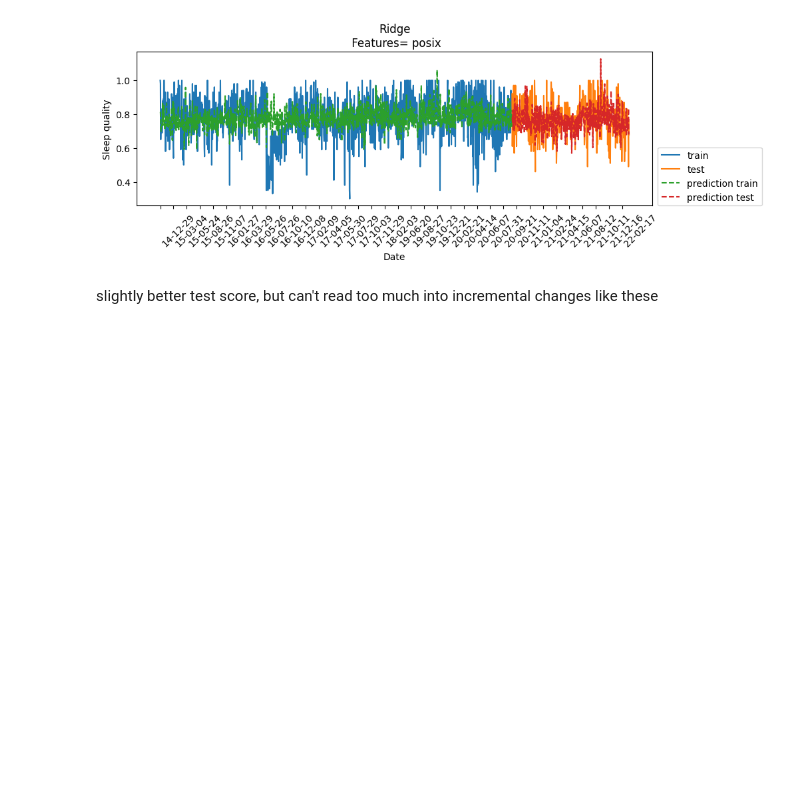
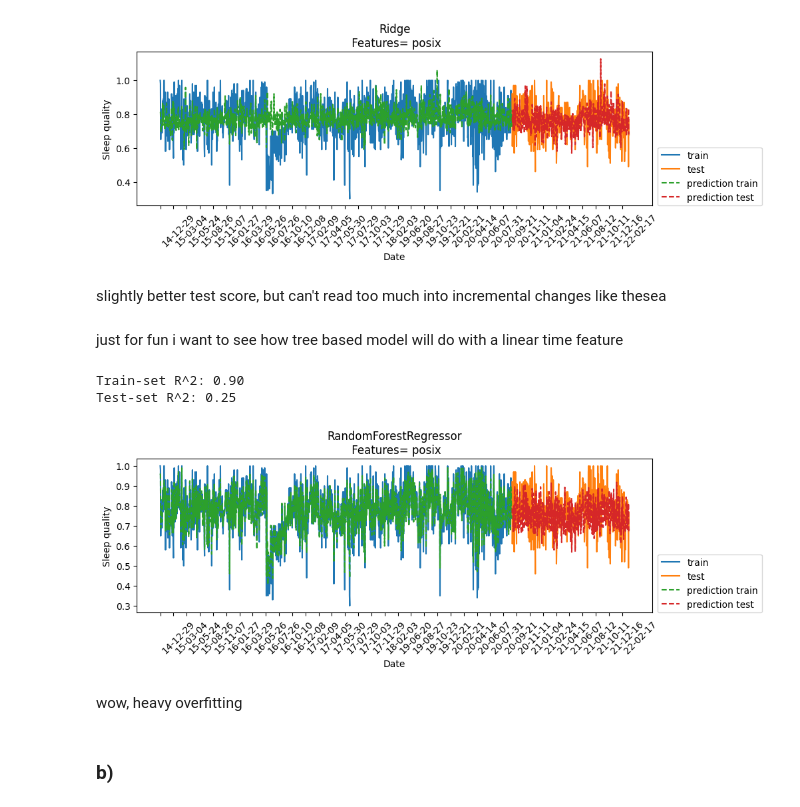
Before and after one commit to ricd99/endToEndML, a Jupyter notebook: notebooks/EDA_clean.ipynb, the cells around one changed output. Drawn from its saved outputs; the diff is of its cells as text; code cells hidden in the pictures; blank space fills up the shorter version.

Commit message:
rf with posix

```diff
--- a/notebooks/EDA_clean.ipynb
+++ b/notebooks/EDA_clean.ipynb
@@ -495,17 +495,18 @@ Test-set R^2: 0.35
 # %% [markdown]
 ### function that combines the preprocess and predict functions
 # %%
-def preprocess_predict_weights(df_train, df_test, numeric_features, categorical_features, drop_features, target, model, feat_names="default"):
+def preprocess_predict(df_train, df_test, numeric_features, categorical_features, drop_features, target, model, feat_names="default"):
     X_train, X_test, y_train, y_test, preprocesor =  preprocess_features(df_train, df_test, numeric_features, categorical_features, drop_features, target)
     xtick_labels = pd.concat([df_train["Start"], df_test['Start']]).reset_index(drop=True)
     xtick_labels = pd.DatetimeIndex(xtick_labels)
     eval_on_features(X_train, X_test, y_train, y_test, model, xtick_labels=xtick_labels, feat_names=feat_names)
 
-    feature_weights = pd.DataFrame({
-    'feature': X_train.columns,
-    'weight': model.coef_
-    }).sort_values('weight', key=abs, ascending=False)
-    print(feature_weights)
+    if isinstance(model, Ridge):
+        feature_weights = pd.DataFrame({
+        'feature': X_train.columns,
+        'weight': model.coef_
+        }).sort_values('weight', key=abs, ascending=False)
+        print(feature_weights)
 # %% [markdown]
 ### a) posix time
 # %%
@@ -560,4 +561,17 @@ Test-set R^2: 0.38
 2       pipeline-1__Start_posix  0.002691
 [figure]
 # %% [markdown]
-slightly better test score, but can't read too much into incremental changes like these
+slightly better test score, but can't read too much into incremental changes like thesea
+# %% [markdown]
+just for fun i want to see how tree based model will do with a linear time feature
+# %%
+rf_posix = RandomForestRegressor()
+preprocess_predict(df_train_posix, df_test_posix, numeric_features_posix, categorical_features_posix, drop_features_posix, target_posix, rf_posix, "posix")
+# %% [output]
+Train-set R^2: 0.90
+Test-set R^2: 0.25
+[figure, added]
+# %% [markdown]
+wow, heavy overfitting
+# %% [markdown]
+### b)
```
Also changed, not shown: parts of 1 cell of this notebook.
